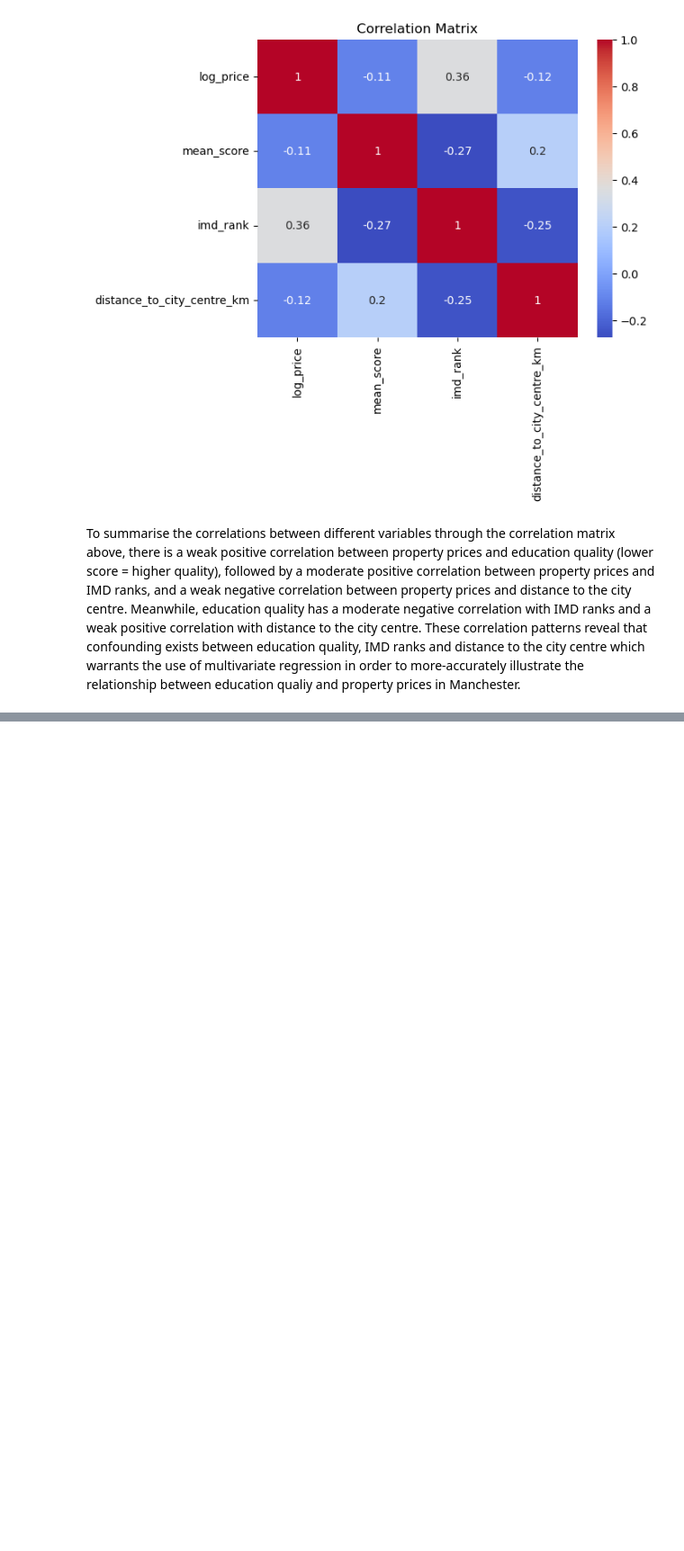
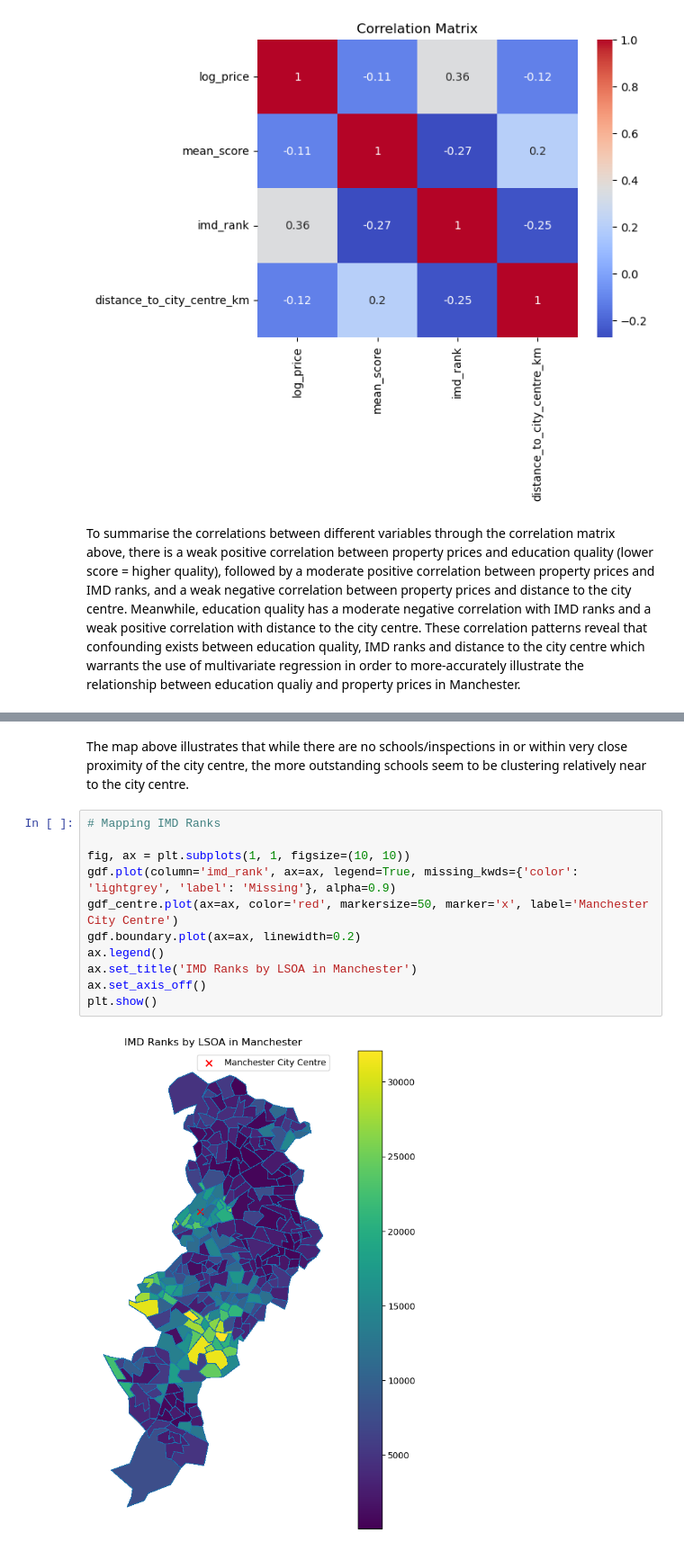
Before and after one commit to jonathanskuy/manchester-property-vs-education, a Jupyter notebook: notebooks/manchester_property_vs_education.ipynb, the cells around one changed output, grey strips where cells are left out. Shown at 90% size. Cells and saved outputs as stored; diff of their text form; blank space fills up the shorter version.

```diff
--- a/notebooks/manchester_property_vs_education.ipynb
+++ b/notebooks/manchester_property_vs_education.ipynb
@@ -1196,0 +1323,15 @@ To summarise the correlations between different variables through the correlatio
+# %% [markdown]
+The map above illustrates that while there are no schools/inspections in or within very close proximity of the city centre, the more outstanding schools seem to be clustering relatively near to the city centre.
+# %%
+# Mapping IMD Ranks
+
+fig, ax = plt.subplots(1, 1, figsize=(10, 10))
+gdf.plot(column='imd_rank', ax=ax, legend=True, missing_kwds={'color': 'lightgrey', 'label': 'Missing'}, alpha=0.9)
+gdf_centre.plot(ax=ax, color='red', markersize=50, marker='x', label='Manchester City Centre')
+gdf.boundary.plot(ax=ax, linewidth=0.2)
+ax.legend()
+ax.set_title('IMD Ranks by LSOA in Manchester')
+ax.set_axis_off()
+plt.show()
+# %% [output]
+[figure, added]
```
Also changed, not shown: parts of 11 cells of this notebook, 1 other file.
